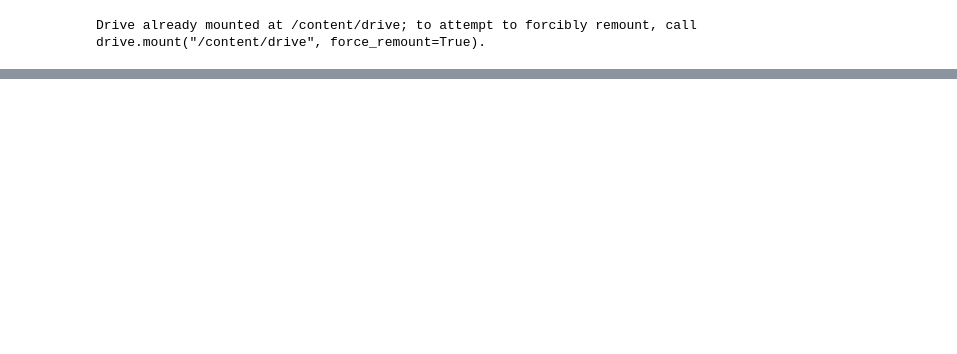
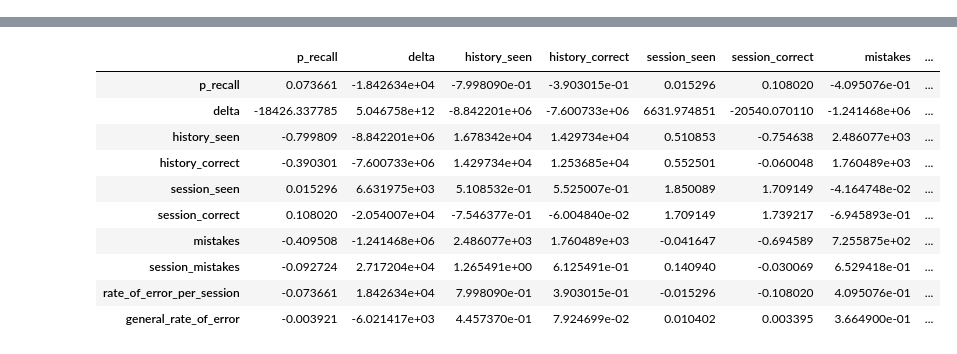
Before and after one commit to zeineb-ouerghi/Capstone-Project-, a Jupyter notebook: PCA_Exploratory_Analysis.ipynb, the cells around one changed output, grey strips where cells are left out. Cells and saved outputs as stored; diff of their text form; code cells hidden in the pictures; blank space fills up the shorter version.

```diff
--- a/PCA_Exploratory_Analysis.ipynb
+++ b/PCA_Exploratory_Analysis.ipynb
@@ -5,11 +8,6 @@ import seaborn as sns
 import matplotlib.pyplot as plt
 from statsmodels.multivariate.pca import PCA
 from sklearn.preprocessing import LabelEncoder
-# %%
-from google.colab import drive
-drive.mount('/content/drive')
-# %% [output]
-Drive already mounted at /content/drive; to attempt to forcibly remount, call drive.mount("/content/drive", force_remount=True).
 # %%
 ## data acquisition
 ## Spaced repetition DATA from Duolingo Research
@@ -40,0 +36,14 @@ data1= data1.drop(['timestamp', 'user_id', 'learning_language', 'ui_language','l
+# %%
+data1.cov()
+# %% [output]
+|  | p_recall | delta | history_seen | history_correct | session_seen | session_correct | mistakes | ... |
+| p_recall | 0.073661 | -1.842634e+04 | -7.998090e-01 | -3.903015e-01 | 0.015296 | 0.108020 | -4.095076e-01 | ... |
+| delta | -18426.337785 | 5.046758e+12 | -8.842201e+06 | -7.600733e+06 | 6631.974851 | -20540.070110 | -1.241468e+06 | ... |
+| history_seen | -0.799809 | -8.842201e+06 | 1.678342e+04 | 1.429734e+04 | 0.510853 | -0.754638 | 2.486077e+03 | ... |
+| history_correct | -0.390301 | -7.600733e+06 | 1.429734e+04 | 1.253685e+04 | 0.552501 | -0.060048 | 1.760489e+03 | ... |
+| session_seen | 0.015296 | 6.631975e+03 | 5.108532e-01 | 5.525007e-01 | 1.850089 | 1.709149 | -4.164748e-02 | ... |
+| session_correct | 0.108020 | -2.054007e+04 | -7.546377e-01 | -6.004840e-02 | 1.709149 | 1.739217 | -6.945893e-01 | ... |
+| mistakes | -0.409508 | -1.241468e+06 | 2.486077e+03 | 1.760489e+03 | -0.041647 | -0.694589 | 7.255875e+02 | ... |
+| session_mistakes | -0.092724 | 2.717204e+04 | 1.265491e+00 | 6.125491e-01 | 0.140940 | -0.030069 | 6.529418e-01 | ... |
+| rate_of_error_per_session | -0.073661 | 1.842634e+04 | 7.998090e-01 | 3.903015e-01 | -0.015296 | -0.108020 | 4.095076e-01 | ... |
+| general_rate_of_error | -0.003921 | -6.021417e+03 | 4.457370e-01 | 7.924699e-02 | 0.010402 | 0.003395 | 3.664900e-01 | ... |
```
Also changed, not shown: parts of 19 cells of this notebook.
